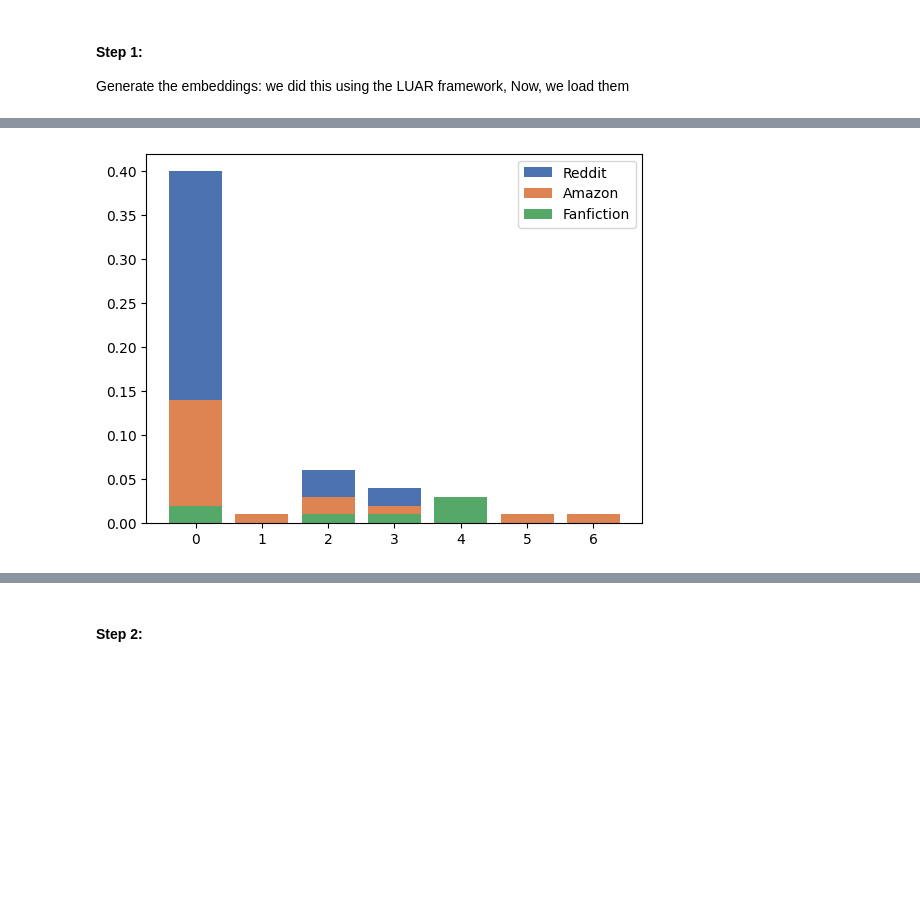
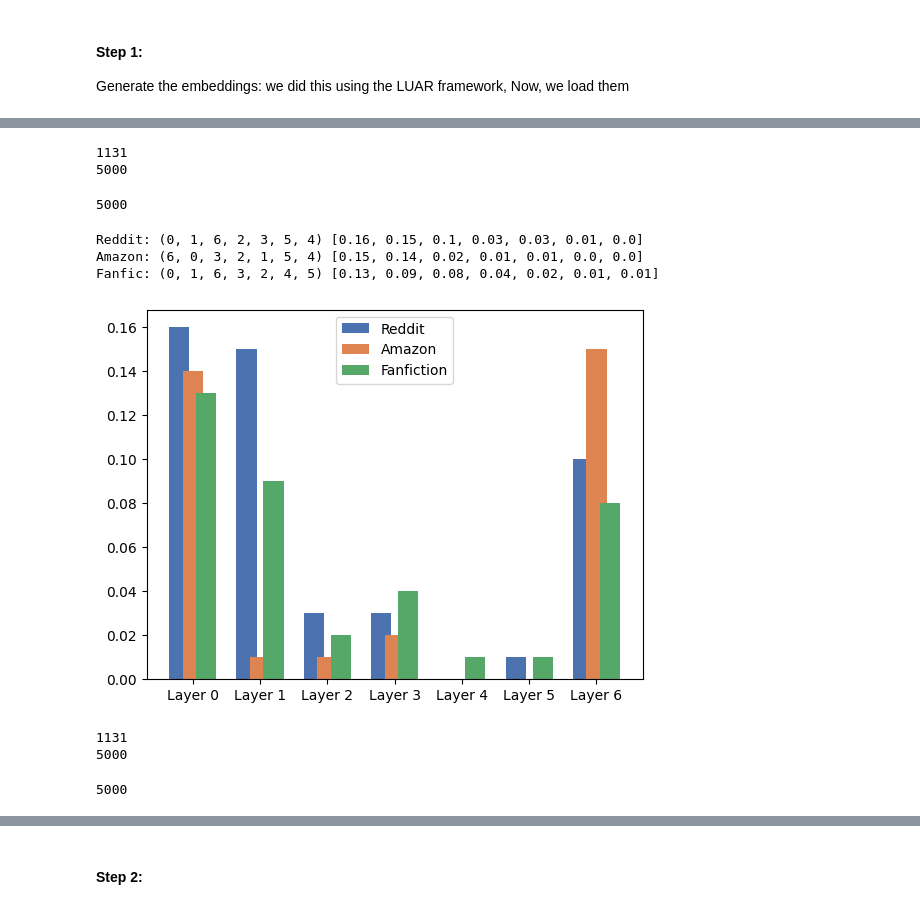
Before and after one commit to MiladAlshomary/Multi-LUAR, a Jupyter notebook: src-ipynb/multi-luar-analysis-3.ipynb, the cells around one changed output, grey strips where cells are left out. Saved outputs shown, nothing was run; the diff lists cells and outputs as text; code cells hidden in the pictures; blank space fills up the shorter version.

```diff
--- a/src-ipynb/multi-luar-analysis-3.ipynb
+++ b/src-ipynb/multi-luar-analysis-3.ipynb
@@ -124,20 +128,41 @@ import seaborn as sns
 # %%
-reddit_layers, reddit_vals = zip(*reddit_sig_pairs_df.layer.value_counts().to_dict().items())
-reddit_vals = [round(x/num_reddit_positive_pairs, 2) for x in reddit_vals]
+threshold = 1.5
 
-amazon_layers, amazon_vals = zip(*amazon_sig_pairs_df.layer.value_counts().to_dict().items())
-amazon_vals = [round(x/num_amazon_positive_pairs, 2) for x in amazon_vals]
-
-pan_layers, pan_vals = zip(*pan_sig_pairs_df.layer.value_counts().to_dict().items())
-pan_vals = [round(x/num_pan_positive_pairs, 2) for x in pan_vals]
+reddit_sig_pairs_df, num_reddit_positive_pairs = get_sig_pairs_for_all_layers('../data/significant-pairs-analysis/mluar-amazon-reddit-preds.pkl',
+                             '/mnt/swordfish-pool2/nikhil/raw_all/test_queries.jsonl',
+                             '/mnt/swordfish-pool2/nikhil/raw_all/test_targets.jsonl', threshold=threshold)
+amazon_sig_pairs_df, num_amazon_positive_pairs = get_sig_pairs_for_all_layers('../data/significant-pairs-analysis/mluar-amazon-amazon-preds.pkl',
+                             '/mnt/swordfish-pool2/nikhil/raw_amazon/validation_queries.jsonl',
+                             '/mnt/swordfish-pool2/nikhil/raw_amazon/validation_targets.jsonl', threshold=threshold)
+pan_sig_pairs_df, num_pan_positive_pairs = get_sig_pairs_for_all_layers('../data/significant-pairs-analysis/mluar-amazon-pan-preds.pkl',
+                             '/mnt/swordfish-pool2/nikhil/pan_paragraph/queries_raw.jsonl',
+                             '/mnt/swordfish-pool2/nikhil/pan_paragraph/targets_raw.jsonl', threshold=threshold)
+# %% [output]
+1131
+5000
+5000
 # %%
-colors = sns.color_palette('deep', 3)
-f = plt.figure()
-plt.bar(reddit_layers, reddit_vals, label='Reddit', color=colors[0])
-plt.bar(amazon_layers, amazon_vals, label='Amazon', color =colors[1])
-plt.bar(pan_layers, pan_vals, label='Fanfiction', color= colors[2])
-plt.legend()
-f.savefig("../data/figures/layer_sig_chart.pdf", bbox_inches='tight')
-plt.show()
+visualize_sig(reddit_sig_pairs_df, amazon_sig_pairs_df, pan_sig_pairs_df,
+               num_reddit_positive_pairs, num_amazon_positive_pairs, num_pan_positive_pairs,
+               "../data/figures/amazon_layer_sig_chart.pdf")
 # %% [output]
+Reddit: (0, 1, 6, 2, 3, 5, 4) [0.16, 0.15, 0.1, 0.03, 0.03, 0.01, 0.0]
+Amazon: (6, 0, 3, 2, 1, 5, 4) [0.15, 0.14, 0.02, 0.01, 0.01, 0.0, 0.0]
+Fanfic: (0, 1, 6, 3, 2, 4, 5) [0.13, 0.09, 0.08, 0.04, 0.02, 0.01, 0.01]
-[figure, old version]
+[figure, new version]
+# %%
+threshold = 1.5
+
+reddit_sig_pairs_df, num_reddit_positive_pairs = get_sig_pairs_for_all_layers('../data/significant-pairs-analysis/mluar-fanfic-reddit-preds.pkl',
+                             '/mnt/swordfish-pool2/nikhil/raw_all/test_queries.jsonl',
+                             '/mnt/swordfish-pool2/nikhil/raw_all/test_targets.jsonl', threshold=threshold)
+amazon_sig_pairs_df, num_amazon_positive_pairs = get_sig_pairs_for_all_layers('../data/significant-pairs-analysis/mluar-fanfic-amazon-preds.pkl',
+                             '/mnt/swordfish-pool2/nikhil/raw_amazon/validation_queries.jsonl',
+                             '/mnt/swordfish-pool2/nikhil/raw_amazon/validation_targets.jsonl', threshold=threshold)
+pan_sig_pairs_df, num_pan_positive_pairs = get_sig_pairs_for_all_layers('../data/significant-pairs-analysis/mluar-fanfic-pan-preds.pkl',
+                             '/mnt/swordfish-pool2/nikhil/pan_paragraph/queries_raw.jsonl',
+                             '/mnt/swordfish-pool2/nikhil/pan_paragraph/targets_raw.jsonl', threshold=threshold)
+# %% [output]
+1131
+5000
+5000
```
Also changed, not shown: parts of 18 cells of this notebook, 9 other files.
